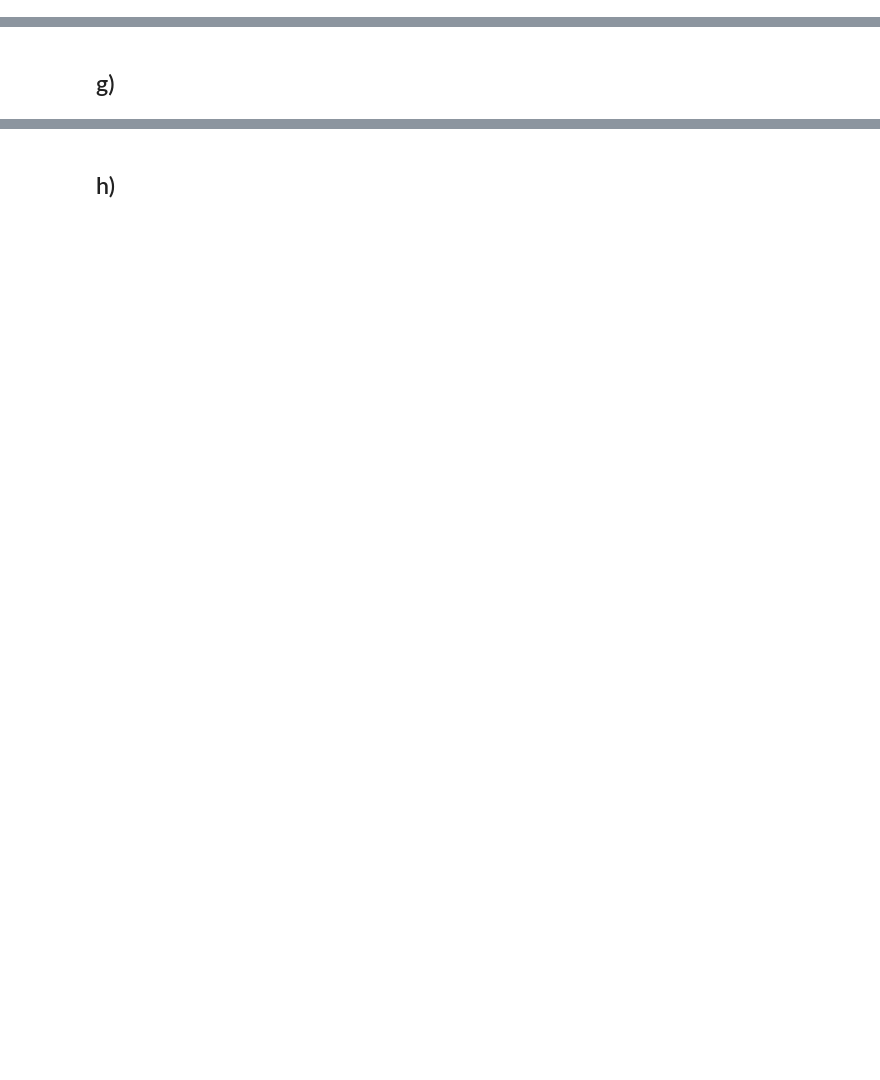
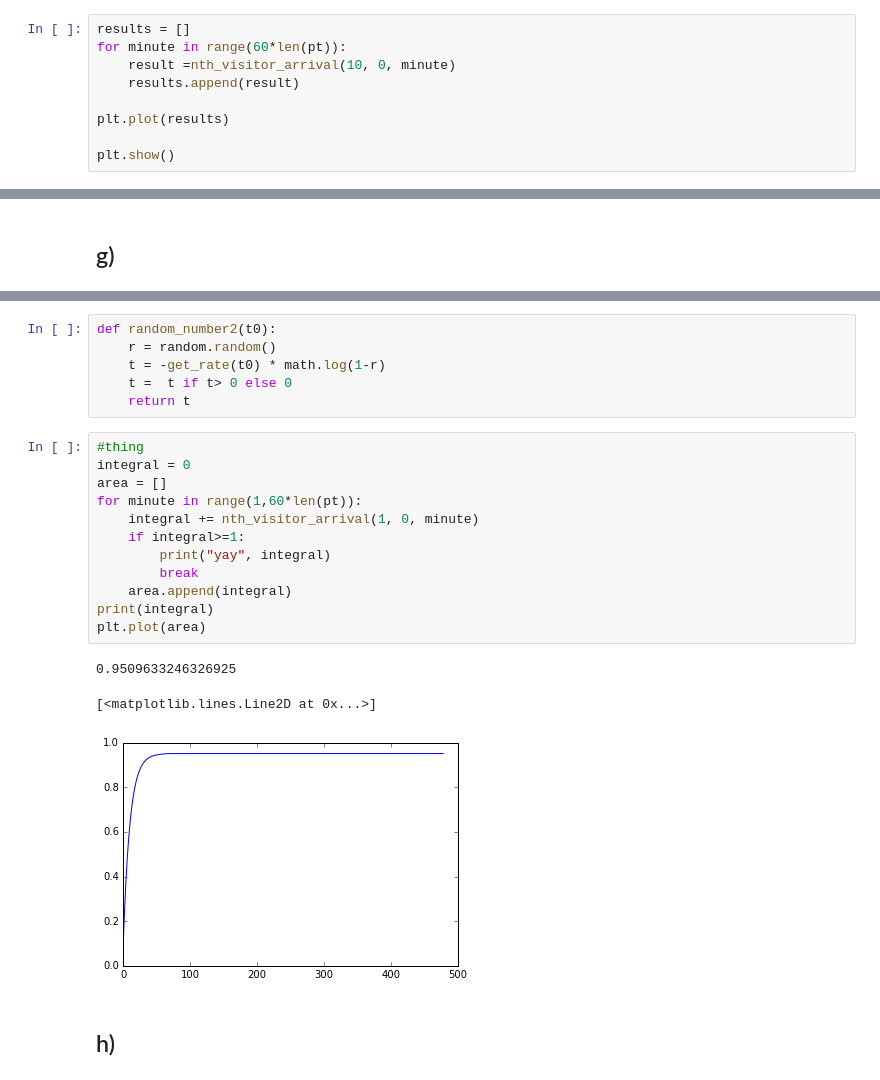
Before and after one commit to jj1993/Applied-mechanism-design-and-big-data, a Jupyter notebook: Poission.ipynb, the cells around one changed output, grey strips where cells are left out. Saved outputs shown, nothing was run; the diff lists cells and outputs as text; blank space fills up the shorter version.

```diff
--- a/Poission.ipynb
+++ b/Poission.ipynb
@@ -250,2 +285,11 @@ pt = {18:0.1,
 # %% [markdown]
 ## f)
+# %%
+results = []
+for minute in range(60*len(pt)):
+    result =nth_visitor_arrival(10, 0, minute)
+    results.append(result)
+
+plt.plot(results)
+
+plt.show()
@@ -254,2 +308,24 @@ pt = {18:0.1,
+# %%
+def random_number2(t0):
+    r = random.random()
+    t = -get_rate(t0) * math.log(1-r)
+    t =  t if t> 0 else 0
+    return t
+# %%
+#thing
+integral = 0
+area = []
+for minute in range(1,60*len(pt)):
+    integral += nth_visitor_arrival(1, 0, minute)
+    if integral>=1:
+        print("yay", integral)
+        break
+    area.append(integral)
+print(integral)
+plt.plot(area)
+# %% [output]
+0.9509633246326925
+[<matplotlib.lines.Line2D at 0x...>]
+[figure, added]
 # %% [markdown]
 ## h)
```
Also changed, not shown: parts of 9 cells of this notebook.
